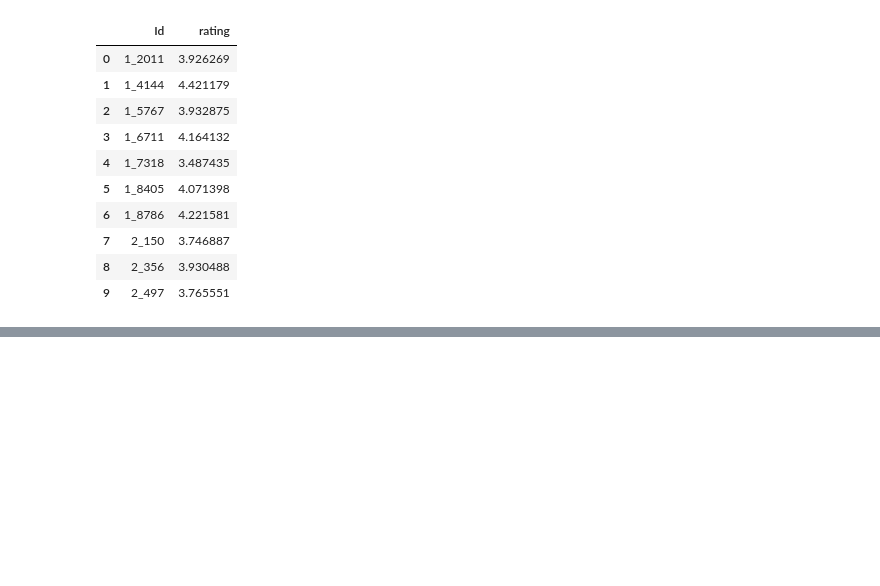
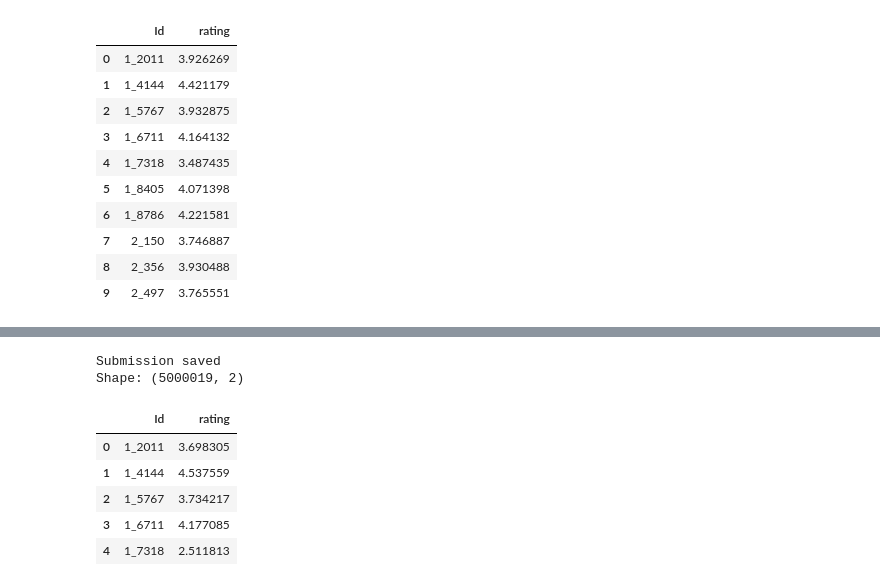
Before and after one commit to TheEliteCode/mov_rec_project, a Jupyter notebook: notebook.ipynb, the cells around one changed output, grey strips where cells are left out. Saved outputs shown, nothing was run; the diff lists cells and outputs as text; code cells hidden in the pictures; blank space fills up the shorter version.

```diff
--- a/notebook.ipynb
+++ b/notebook.ipynb
@@ -172,0 +610,48 @@ Sample predictions:
+# %%
+## Generate LightGBM submission
+# Build test features
+test = pd.read_csv('data/test.csv')
+
+test['user_bias'] = test['userId'].map(user_bias).fillna(0)
+test['movie_bias'] = test['movieId'].map(movie_bias).fillna(0)
+
+test['user_mean'] = test['userId'].map(user_mean).fillna(global_mean)
+test['user_std'] = test['userId'].map(user_std).fillna(0)
+test['user_count'] = test['userId'].map(user_count).fillna(0)
+
+test['movie_mean'] = test['movieId'].map(movie_mean).fillna(global_mean)
+test['movie_std'] = test['movieId'].map(movie_std).fillna(0)
+test['movie_count'] = test['movieId'].map(movie_count).fillna(0)
+
+test_user_idx = test['userId'].map(user_to_idx)
+test_movie_idx = test['movieId'].map(movie_to_idx)
+test['svd_component'] = predict_svd(test_user_idx, test_movie_idx)
+
+test = test.merge(movies[['movieId'] + genre_cols], on='movieId', how='left')
+test = test.merge(imdb[imdb_cols], on='movieId', how='left')
+test['runtime'] = test['runtime'].fillna(0)
+test['budget_clean'] = test['budget_clean'].fillna(0)
+test['director_avg_rating'] = test['director_avg_rating'].fillna(global_mean)
+test['director_count'] = test['director_count'].fillna(0)
+
+# Predict
+X_test = test[feature_cols]
+test['rating'] = model.predict(X_test)
+test['rating'] = test['rating'].clip(0.5, 5.0)
+
+test['Id'] = test['userId'].astype(str) + '_' + test['movieId'].astype(str)
+submission = test[['Id', 'rating']]
+submission.to_csv('data/submission_lgbm.csv', index=False)
+
+print("Submission saved")
+print(f"Shape: {submission.shape}")
+submission.head()
+# %% [output]
+Submission saved
+Shape: (5000019, 2)
+|  | Id | rating |
+| 0 | 1_2011 | 3.698305 |
+| 1 | 1_4144 | 4.537559 |
+| 2 | 1_5767 | 3.734217 |
+| 3 | 1_6711 | 4.177085 |
+| 4 | 1_7318 | 2.511813 |
```
Also changed, not shown: parts of 43 cells of this notebook.
